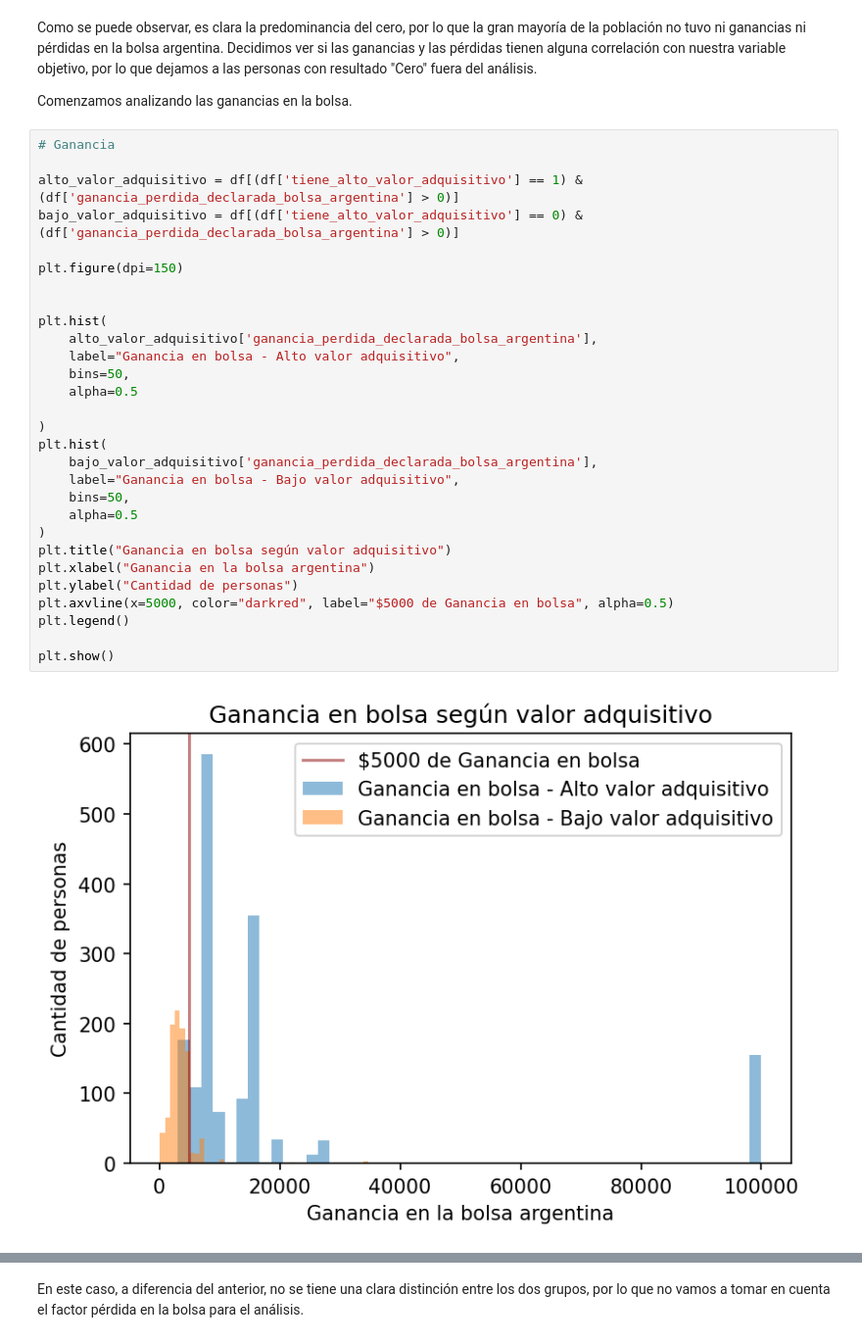
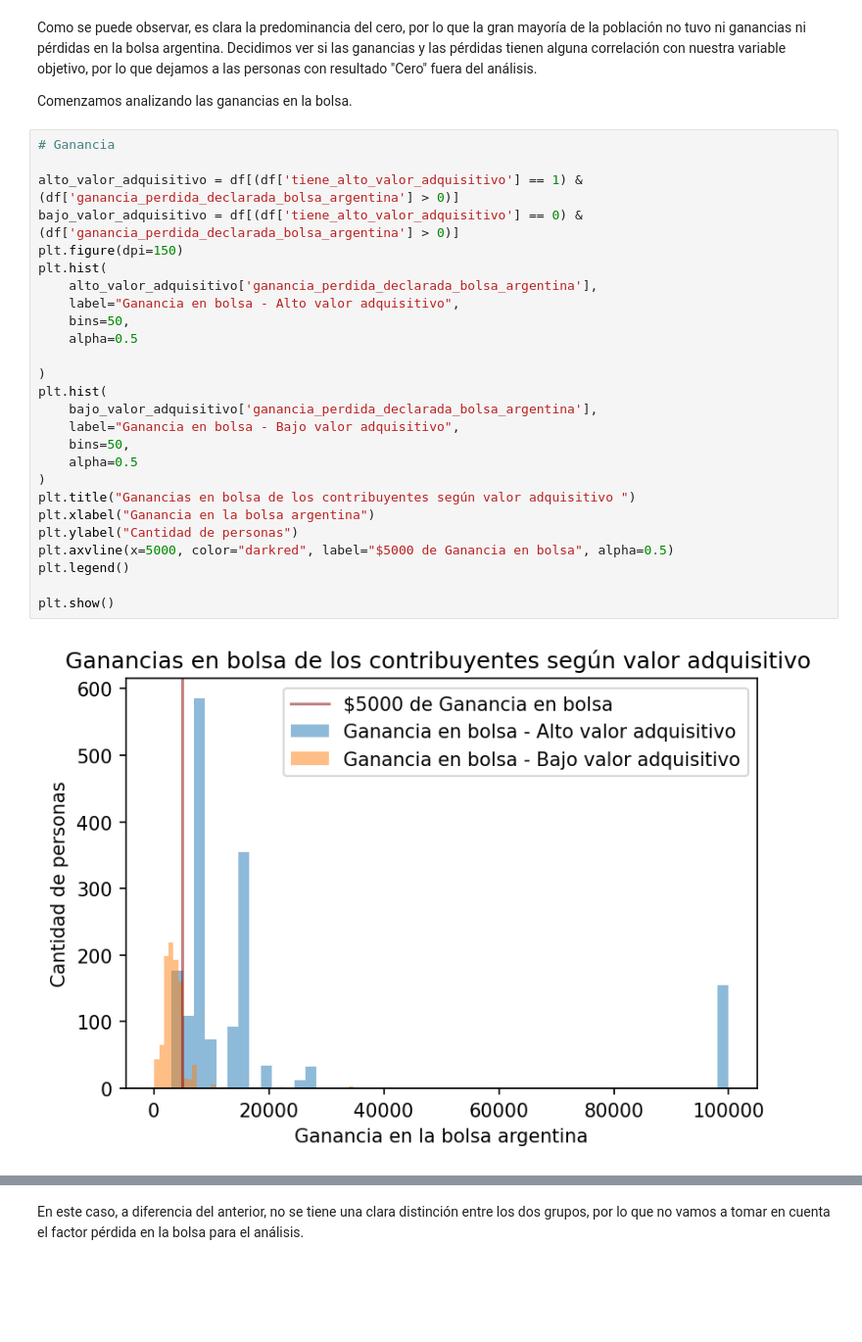
Before and after one commit to MateoCraviotto/Organizacion-de-datos-fiuba-1, a Jupyter notebook: TP1/notebookTp1.ipynb, the cells around one changed output, grey strips where cells are left out. Shown at 98% size. Cells and saved outputs as stored; diff of their text form; blank space fills up the shorter version.

```diff
--- a/TP1/notebookTp1.ipynb
+++ b/TP1/notebookTp1.ipynb
@@ -596,32 +582,29 @@ Comenzamos analizando las ganancias en la bolsa.
 # %%
 # Ganancia
 
 alto_valor_adquisitivo = df[(df['tiene_alto_valor_adquisitivo'] == 1) & (df['ganancia_perdida_declarada_bolsa_argentina'] > 0)]
 bajo_valor_adquisitivo = df[(df['tiene_alto_valor_adquisitivo'] == 0) & (df['ganancia_perdida_declarada_bolsa_argentina'] > 0)]
-
 plt.figure(dpi=150)
-
-
 plt.hist(
     alto_valor_adquisitivo['ganancia_perdida_declarada_bolsa_argentina'],
     label="Ganancia en bolsa - Alto valor adquisitivo",
     bins=50,
     alpha=0.5
 
 )
 plt.hist(
     bajo_valor_adquisitivo['ganancia_perdida_declarada_bolsa_argentina'],
     label="Ganancia en bolsa - Bajo valor adquisitivo",
     bins=50,
     alpha=0.5
 )
-plt.title("Ganancia en bolsa según valor adquisitivo")
+plt.title("Ganancias en bolsa de los contribuyentes según valor adquisitivo ")
 plt.xlabel("Ganancia en la bolsa argentina")
 plt.ylabel("Cantidad de personas")
 plt.axvline(x=5000, color="darkred", label="$5000 de Ganancia en bolsa", alpha=0.5)
 plt.legend()
 
 plt.show()
 # %% [output]
-[figure, old version]
+[figure, new version]
 # %% [markdown]
```
Also changed, not shown: parts of 51 cells of this notebook.
